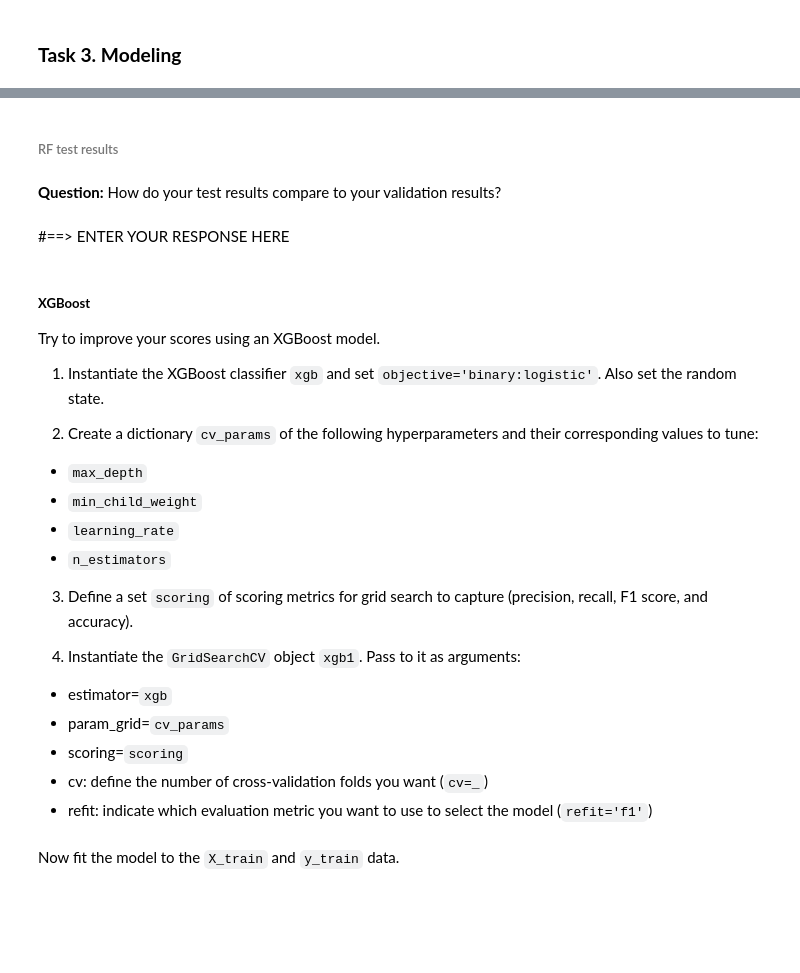
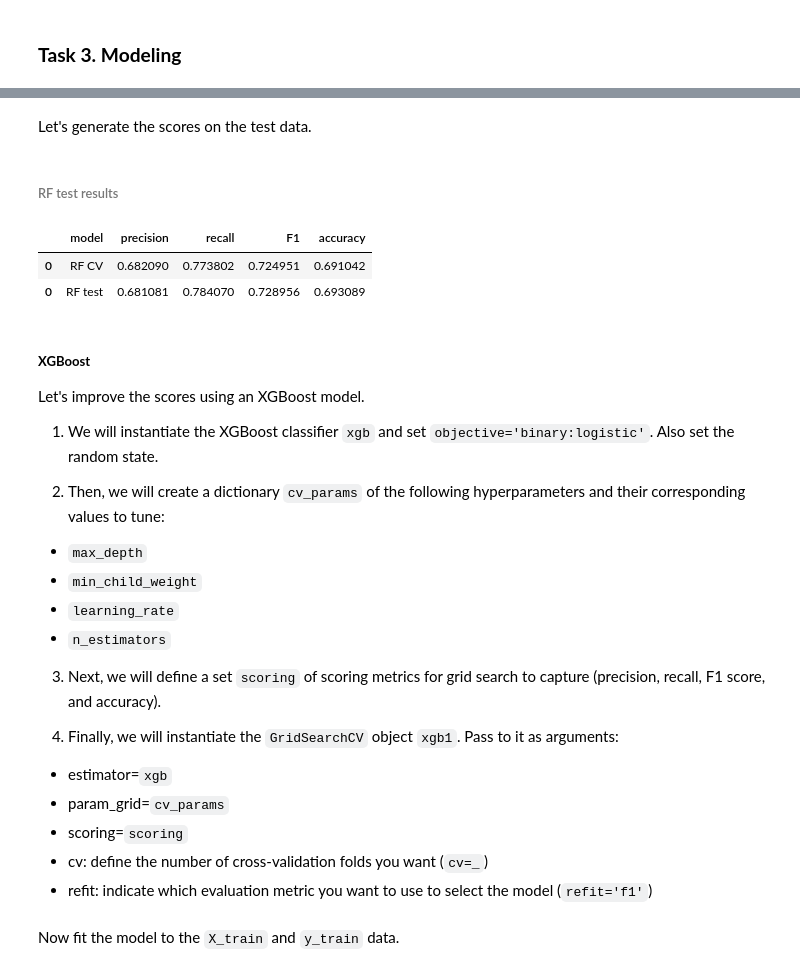
Before and after one commit to dparedesh/AB-testing, a Jupyter notebook: machine-learning/automatidata_machine-learning.ipynb, the cells around one changed output, grey strips where cells are left out. Cells and saved outputs as stored; diff of their text form; code cells hidden in the pictures; blank space fills up the shorter version.

```diff
--- a/machine-learning/automatidata_machine-learning.ipynb
+++ b/machine-learning/automatidata_machine-learning.ipynb
@@ -534,7 +502,7 @@ To learn more about how this function accesses the cross-validation results, ref
 def make_results(model_name:str, model_object, metric:str):
     '''
     Arguments:
-    model_name (string): what you want the model to be called in the output table
+    model_name (string): Name of the model in the output table
     model_object: a fit GridSearchCV object
     metric (string): precision, recall, f1, or accuracy
 
@@ -585,0 +542,3 @@ For example, if the available values for `min_samples_split` were [2, 3, 4] and
+# %%
+results = make_results('RF CV', rf1, 'f1')
+results
@@ -606,7 +560,7 @@ def get_test_scores(model_name:str, preds, y_test_data):
     Generate a table of test scores.
 
     In:
-    model_name (string): Your choice: how the model will be named in the output table
+    model_name (string): how the model will be named in the output table
     preds: numpy array of test predictions
     y_test_data: numpy array of y_test data
 
@@ -632,2 +583,4 @@ def get_test_scores(model_name:str, preds, y_test_data):
+# %% [markdown]
+Let's generate the scores on the test data.
 # %% [markdown]
 ###### RF test results
@@ -637,23 +587,28 @@ def get_test_scores(model_name:str, preds, y_test_data):
-# %% [markdown]
-**Question:** How do your test results compare to your validation results?
-# %% [markdown]
-#==> ENTER YOUR RESPONSE HERE
+# %%
+ # Get scores on test data
+rf_test_scores = get_test_scores('RF test', rf_preds, y_test)
+results = pd.concat([results, rf_test_scores], axis=0)
+results
+# %% [output]
+|  | model | precision | recall | F1 | accuracy |
+| 0 | RF CV | 0.682090 | 0.773802 | 0.724951 | 0.691042 |
+| 0 | RF test | 0.681081 | 0.784070 | 0.728956 | 0.693089 |
 # %% [markdown]
 ##### **XGBoost**
 
- Try to improve your scores using an XGBoost model.
+ Let's improve the scores using an XGBoost model.
 
-1. Instantiate the XGBoost classifier `xgb` and set `objective='binary:logistic'`. Also set the random state.
+1. We will instantiate the XGBoost classifier `xgb` and set `objective='binary:logistic'`. Also set the random state.
 
-2. Create a dictionary `cv_params` of the following hyperparameters and their corresponding values to tune:
+2. Then, we will create a dictionary `cv_params` of the following hyperparameters and their corresponding values to tune:
  - `max_depth`
  - `min_child_weight`
  - `learning_rate`
  - `n_estimators`
 
-3. Define a set `scoring` of scoring metrics for grid search to capture (precision, recall, F1 score, and accuracy).
+3. Next, we will define a set `scoring` of scoring metrics for grid search to capture (precision, recall, F1 score, and accuracy).
 
-4. Instantiate the `GridSearchCV` object `xgb1`. Pass to it as arguments:
+4. Finally, we will instantiate the `GridSearchCV` object `xgb1`. Pass to it as arguments:
  - estimator=`xgb`
  - param_grid=`cv_params`
  - scoring=`scoring`
```
Also changed, not shown: parts of 73 cells of this notebook.
